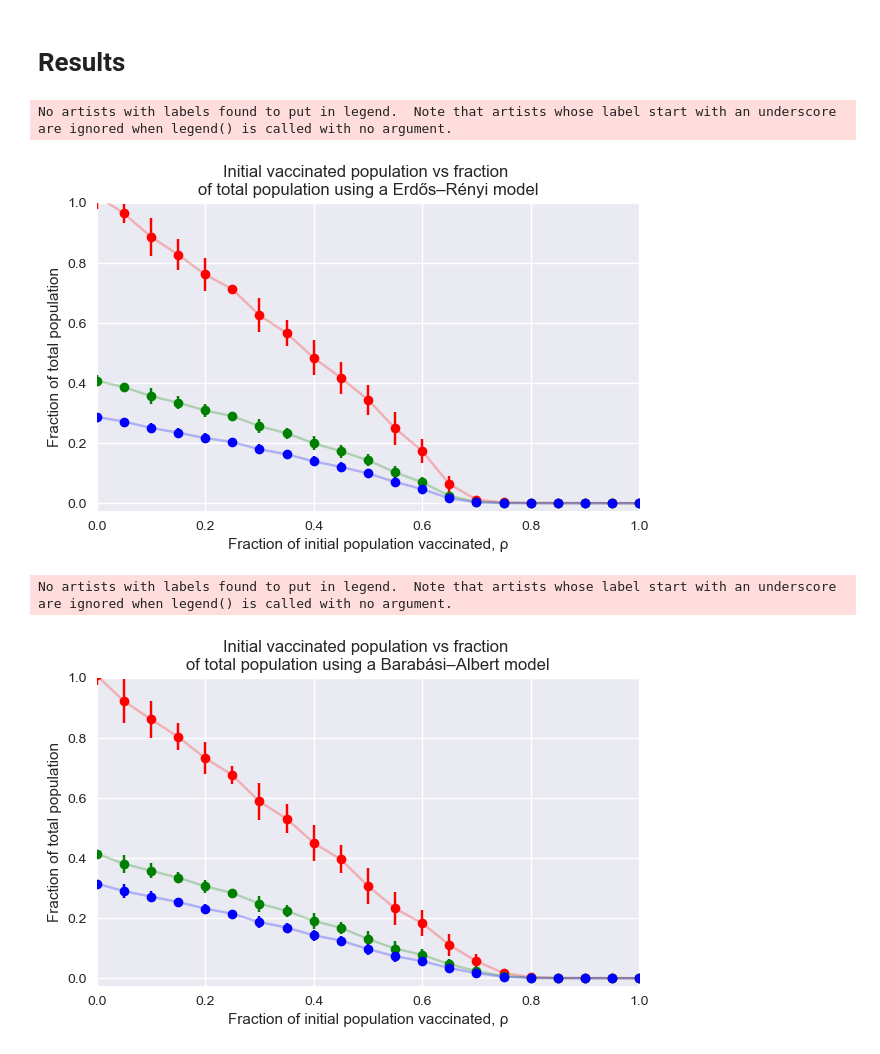
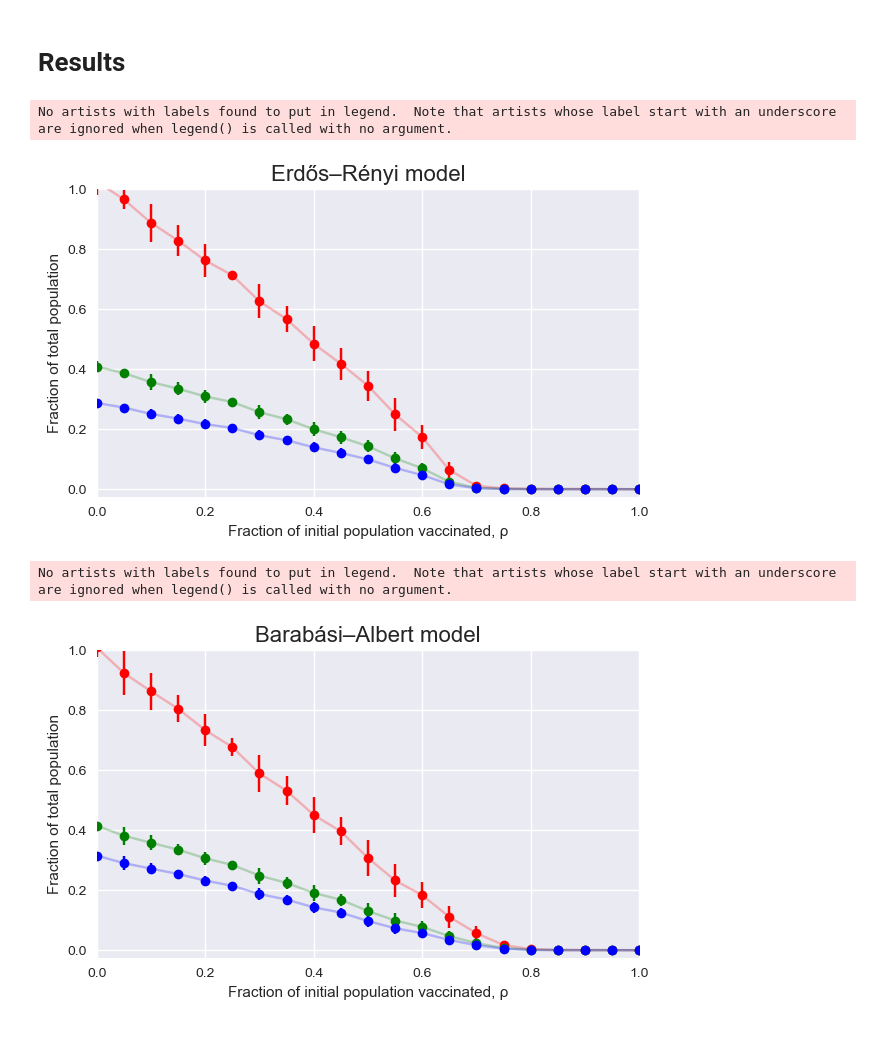
Before and after one commit to lucaswarwick02/Part-III-Individual-Project, a Jupyter notebook: notebooks/results_section_1.ipynb, the cells around one changed output. Drawn from its saved outputs; the diff is of its cells as text; code cells hidden in the pictures.

```diff
--- a/notebooks/results_section_1.ipynb
+++ b/notebooks/results_section_1.ipynb
@@ -49,7 +49,7 @@ def plot_results (run_folder: str, xlabel: str, ylabel: str, title: str):
         results[key]['Totals'].sort()
 
     plt.figure(figsize=(7, 4))
-    plt.title(title)
+    plt.title(title, fontsize=16)
     plt.xlabel(xlabel)
     plt.ylabel(ylabel)
 
@@ -71,16 +71,16 @@ def plot_results (run_folder: str, xlabel: str, ylabel: str, title: str):
 # %%
 plot_results('section_1a',
              xlabel='Fraction of initial population vaccinated, ρ',
              ylabel='Fraction of total population',
-             title='Initial vaccinated population vs fraction \nof total population using a Erdős–Rényi model')
+             title='Erdős–Rényi model')
 # %% [output]
 No artists with labels found to put in legend.  Note that artists whose label start with an underscore are ignored when legend() is called with no argument.
-[figure, old version]
+[figure, new version]
 # %%
 plot_results('section_1b',
              xlabel='Fraction of initial population vaccinated, ρ',
              ylabel='Fraction of total population',
-             title='Initial vaccinated population vs fraction \nof total population using a Barabási–Albert model')
+             title='Barabási–Albert model')
 # %% [output]
 No artists with labels found to put in legend.  Note that artists whose label start with an underscore are ignored when legend() is called with no argument.
-[figure, old version]
+[figure, new version]
```
Also changed, not shown: 2 other files.
